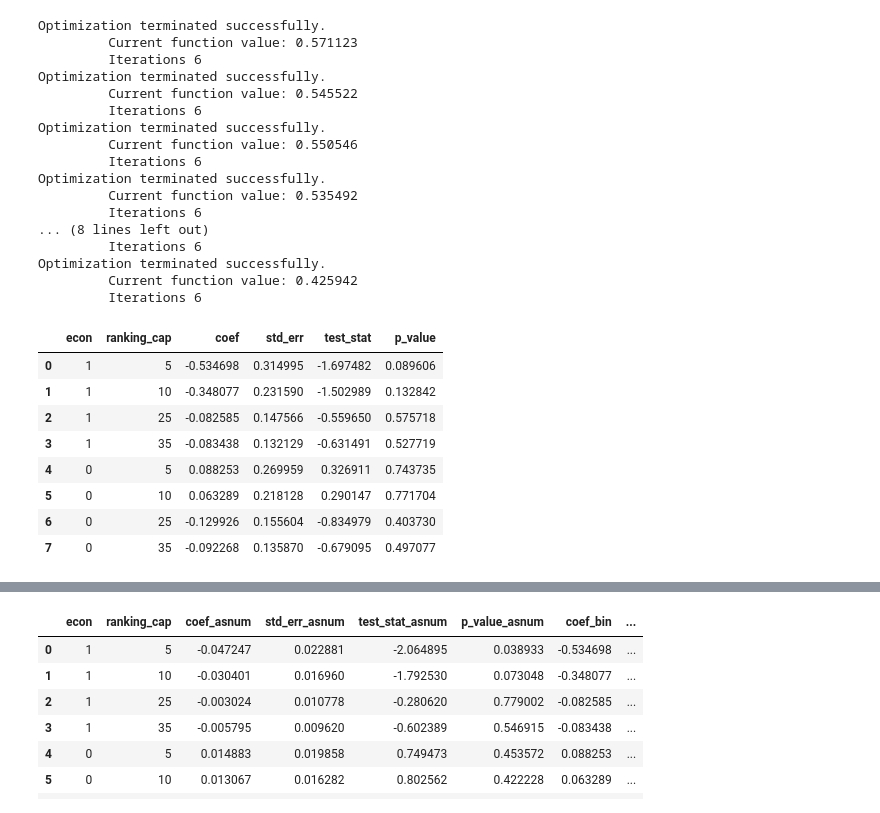
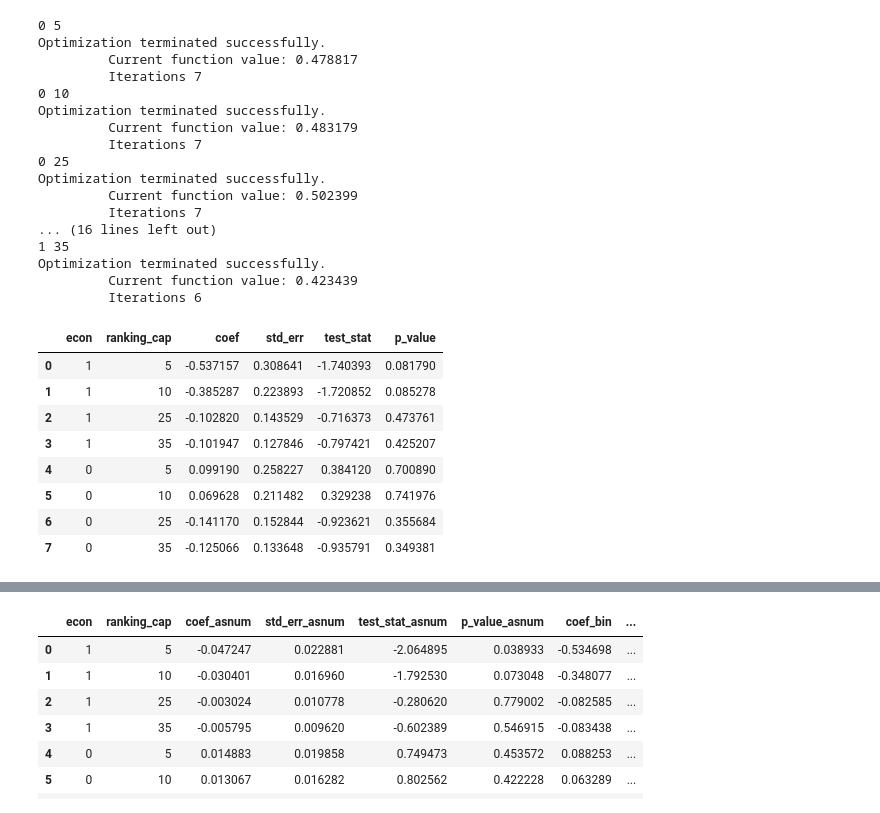
Before and after one commit to silva-cole/ecma31350-final-project, a Jupyter notebook: code/Double ML Modeling.ipynb, the cells around one changed output, grey strips where cells are left out. Cells and saved outputs as stored; diff of their text form; code cells hidden in the pictures.

Commit message:
finished analysis and results

```diff
--- a/code/Double ML Modeling.ipynb
+++ b/code/Double ML Modeling.ipynb
@@ -241,7 +242,11 @@ outcome = "tenure"
 treatment = "letter_binarized"
 confounders = ["indian",
                "otherasian",
-               "jewish"]
+               "jewish",
+               'indian2',
+               'otherasian2',
+               'jewish2',
+               'citations']
 # %%
 df_dict = {'econ': [], 'ranking_cap': [],
            'tau': [], 'tau_stderr': [],
@@ -278,0 +300,7 @@ results_df
+# %%
+def color_significant(v, color1, color2):
+    if v < .01:
+        return f"background-color: {color1};"
+    elif v < .05:
+        return f"background-color: {color2};"
+    return None
@@ -282,9 +323,11 @@ import statsmodels.formula.api as smf
 d = {'econ': [], 'ranking_cap': [],
            'coef': [], 'std_err': [],
            'test_stat': [], 'p_value': []}
+reg_str = 'tenure ~ letter_as_number + indian + otherasian + jewish +' \
+          + 'indian2 + otherasian2 + jewish2 + citations'
 for psych in [0,1]:
     for ranking_cap in [5, 10, 25, 35]:
-        mod = smf.logit('tenure ~ letter_as_number + indian + otherasian + jewish + rank', \
+        mod = smf.logit(reg_str, \
                 data=faculty_df[(faculty_df['psych'] == psych) & (faculty_df['rank'] <= ranking_cap)]).fit()
 
         d['econ'].append(1 - psych)
@@ -329,9 +385,12 @@ results_df_logit_asnum
 d = {'econ': [], 'ranking_cap': [],
            'coef': [], 'std_err': [],
            'test_stat': [], 'p_value': []}
+reg_str = 'tenure ~ letter_binarized + indian + otherasian + jewish +' \
+          + '+ citations'
 for psych in [0,1]:
     for ranking_cap in [5, 10, 25, 35]:
-        mod = smf.logit('tenure ~ letter_binarized + indian + otherasian + jewish + rank', \
+        print(psych, ranking_cap)
+        mod = smf.logit(reg_str, \
                 data=faculty_df[(faculty_df['psych'] == psych) & (faculty_df['rank'] <= ranking_cap)]).fit()
 
         d['econ'].append(1 - psych)
@@ -343,35 +402,36 @@ for psych in [0,1]:
 
 results_df_logit_bin = pd.DataFrame(d)
 # %% [output]
+0 5
 Optimization terminated successfully.
-         Current function value: 0.571123
+         Current function value: 0.478817
+         Iterations 7
+0 10
+Optimization terminated successfully.
+         Current function value: 0.483179
+         Iterations 7
+0 25
+Optimization terminated successfully.
+         Current function value: 0.502399
+         Iterations 7
+... (16 lines left out)
+1 35
+Optimization terminated successfully.
+         Current function value: 0.423439
          Iterations 6
-Optimization terminated successfully.
-         Current function value: 0.545522
-         Iterations 6
-Optimization terminated successfully.
-         Current function value: 0.550546
-         Iterations 6
-Optimization terminated successfully.
-         Current function value: 0.535492
-         Iterations 6
-... (8 lines left out)
-         Iterations 6
-Optimization terminated successfully.
-         Current function value: 0.425942
-         Iterations 6
 # %%
-results_df_logit_bin
+results_df_logit_bin.style.applymap(color_significant, color1='salmon', color2='yellow',
+                          subset=['p_value'])
 # %% [output]
 |  | econ | ranking_cap | coef | std_err | test_stat | p_value |
-| 0 | 1 | 5 | -0.534698 | 0.314995 | -1.697482 | 0.089606 |
-| 1 | 1 | 10 | -0.348077 | 0.231590 | -1.502989 | 0.132842 |
-| 2 | 1 | 25 | -0.082585 | 0.147566 | -0.559650 | 0.575718 |
-| 3 | 1 | 35 | -0.083438 | 0.132129 | -0.631491 | 0.527719 |
-| 4 | 0 | 5 | 0.088253 | 0.269959 | 0.326911 | 0.743735 |
-| 5 | 0 | 10 | 0.063289 | 0.218128 | 0.290147 | 0.771704 |
-| 6 | 0 | 25 | -0.129926 | 0.155604 | -0.834979 | 0.403730 |
-| 7 | 0 | 35 | -0.092268 | 0.135870 | -0.679095 | 0.497077 |
+| 0 | 1 | 5 | -0.537157 | 0.308641 | -1.740393 | 0.081790 |
+| 1 | 1 | 10 | -0.385287 | 0.223893 | -1.720852 | 0.085278 |
+| 2 | 1 | 25 | -0.102820 | 0.143529 | -0.716373 | 0.473761 |
+| 3 | 1 | 35 | -0.101947 | 0.127846 | -0.797421 | 0.425207 |
+| 4 | 0 | 5 | 0.099190 | 0.258227 | 0.384120 | 0.700890 |
+| 5 | 0 | 10 | 0.069628 | 0.211482 | 0.329238 | 0.741976 |
+| 6 | 0 | 25 | -0.141170 | 0.152844 | -0.923621 | 0.355684 |
+| 7 | 0 | 35 | -0.125066 | 0.133648 | -0.935791 | 0.349381 |
 # %%
 d = {'econ': [], 'ranking_cap': [], \
      'coef_asnum': [], 'std_err_asnum': [], \
```
Also changed, not shown: parts of 7 cells of this notebook, 2 other files.
